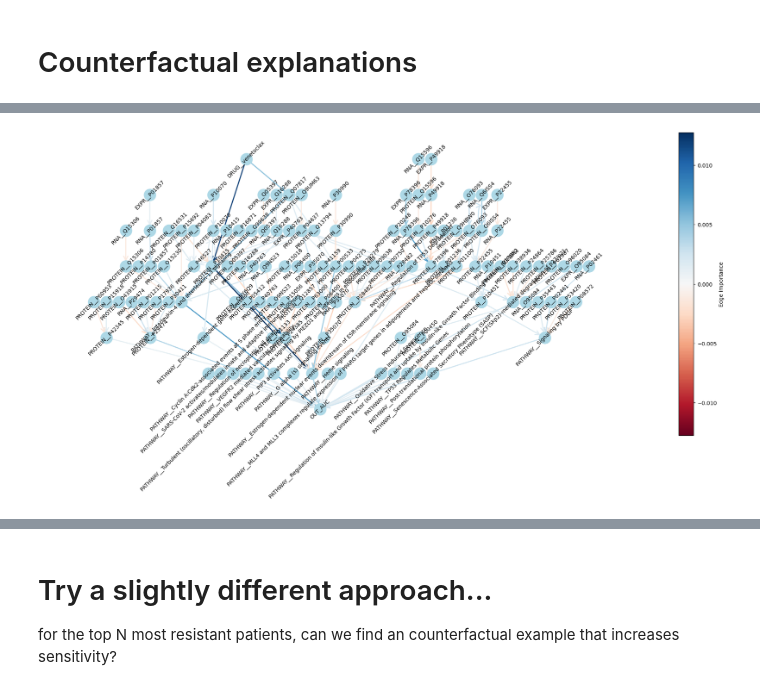
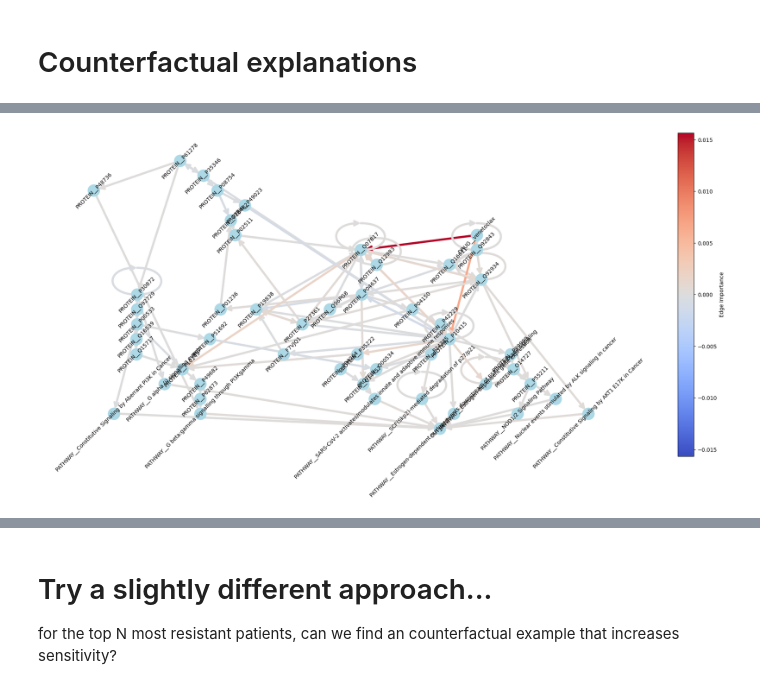
Before and after one commit to biodev/gsnn-mds, a Jupyter notebook: notebooks/explain.ipynb, the cells around one changed output, grey strips where cells are left out. Saved outputs shown, nothing was run; the diff lists cells and outputs as text; code cells hidden in the pictures.

```diff
--- a/notebooks/explain.ipynb
+++ b/notebooks/explain.ipynb
@@ -24,5 +45,5 @@ The autoreload extension is already loaded. To reload it, use:
 # %%
-model = torch.load('../workflow/exp/default/gsnn/gsnn_model.pt', weights_only=False)
+model = torch.load('../../workflow_outputs/gsnn-mds/exp/default/gsnn/gsnn_model.pt', weights_only=False)
 # %%
 device = torch.device('cuda' if torch.cuda.is_available() else 'cpu')
 model = model.eval()
@@ -30,18 +51,11 @@ model = model.to(device)
 
 batch_size = 256
 # %%
-aml_expr = pd.read_csv('../proc/aml_expr.csv')
-data = torch.load('../proc/graph.pt', weights_only=False)
-drug = pd.read_csv('../proc/resp.csv')
+data = torch.load('../../workflow_outputs/gsnn-mds/exp/default/graph/graph.pt', weights_only=False)
+drug = pd.read_csv('../../workflow_outputs/gsnn-mds/exp/default/graph/resp.csv')
+inputs_df = pd.read_csv('../../workflow_outputs/gsnn-mds/exp/default/graph/inputs.csv')
+inputs_df = inputs_df[lambda x: x.id.str.startswith('M')] # MLL-XXX or MUC-xxx
 
-aml_expr = aml_expr.fillna(0)
-
-id2x = {}
-expr_ixs = np.array([i for i,n in enumerate(data.node_names_dict['input']) if "EXPR__" in n])
-expr_names = np.array(data.node_names_dict['input'])[expr_ixs]
-for i,row in aml_expr.iterrows():
-    x = torch.zeros(len(data.node_names_dict['input']), dtype=torch.float32)
-    x[expr_ixs] = torch.tensor(row[expr_names].values.astype(np.float32), dtype=torch.float32)
-    id2x[row.id] = x
+id2x = create_input_mapping(inputs_df, data)
 
 drug_inputs = [x.split('__')[1] for x in data.node_names_dict['input'] if x.split('__')[0] == 'DRUG']
@@ -48,6 +65,6 @@ drug_inputs = [x.split('__')[1] for x in data.node_names_dict['input'] if x.spli
 # %%
 ids = drug[lambda x: x.partition == 'test'].id.unique()
-inhibitor = ['venetoclax'] #['gw-2580'] #['gw-2580 + otx-015']
+inhibitor = ['trametinib (gsk1120212)'] #['gw-2580'] #['gw-2580 + otx-015']
 response = 0
 
 synth_drug = pd.DataFrame({'id': ids, 'partition': 'infer', 'response': response, 'inhibitor': inhibitor*len(ids)})
@@ -171,7 +158,7 @@ cf_explainer = CounterfactualExplainer(model, data)
 # we will only optimize non-drug inputs to look for sensitivity predictors
 trainable_mask = torch.tensor(['DRUG__' not in x for x in data.node_names_dict['input']], dtype=torch.bool)
 
-res = cf_explainer.explain(x_res, target_idx=0, target_value=-0.5, trainable_mask=trainable_mask,
+res = cf_explainer.explain(x_res.view(1, -1), target_idx=0, target_value=-0.5, trainable_mask=trainable_mask,
                             lr=1e-4, dropout=0.5, weight_decay=1)
 
 print(res.attrs)
@@ -228,4 +212,5 @@ res_c.sort_values('score', ascending=False)
 # %%
-plot_edge_importance(res_c[lambda x: x.score.abs() > 0.001], figsize=(20,10), root='OUT_AUC')
+t = res_c.sort_values('score', ascending=False).score.values[700]
+plot_edge_importance(res_c[lambda x: x.score.abs() > t], figsize=(20,10), leafs=['OUT_AUC'], roots=['DRUG__venetoclax'])
 # %% [output]
-[figure, old version]
+[figure, new version]
```
Also changed, not shown: parts of 22 cells of this notebook, 24 other files.
